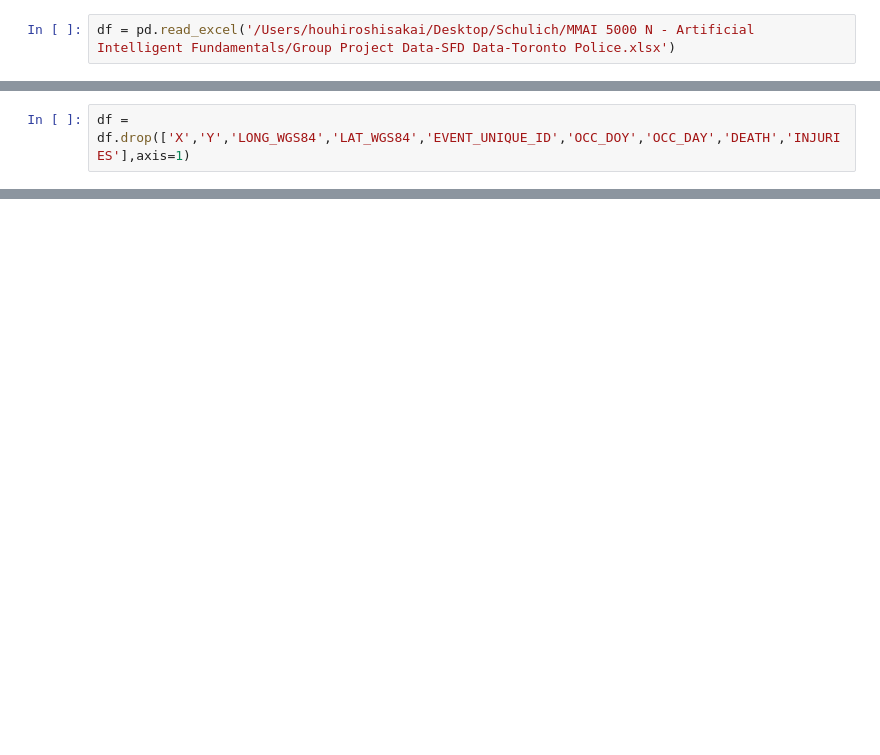
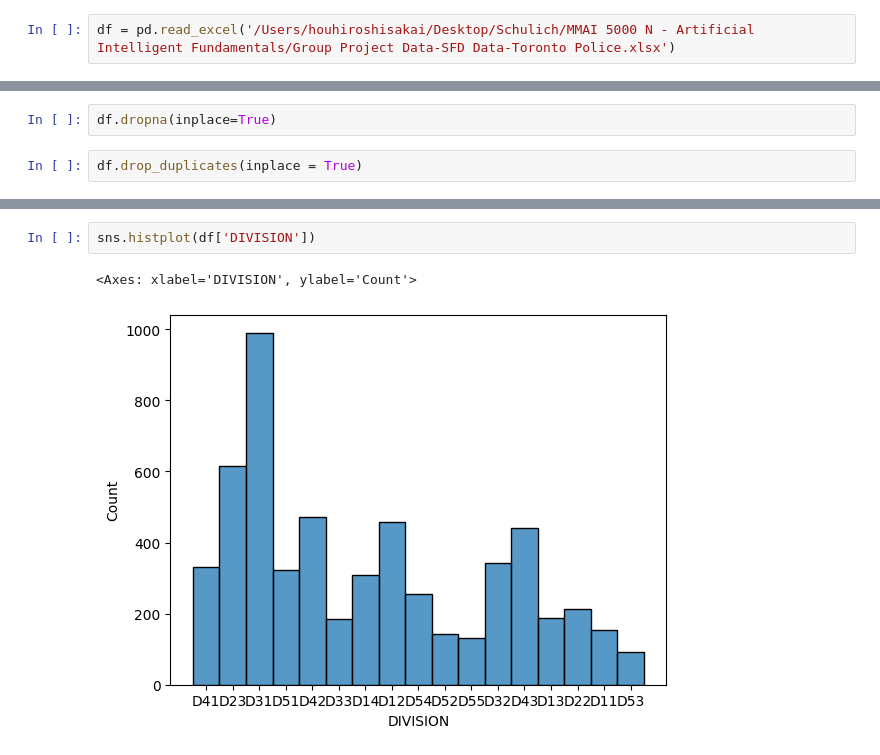
Before and after one commit to HaoyuHunterFang/schulich_data_science, a Jupyter notebook: MMAI 5000/DataCleaning.ipynb, the cells around one changed output, grey strips where cells are left out. Drawn from its saved outputs; the diff is of its cells as text; blank space fills up the shorter version.

```diff
--- a/MMAI 5000/DataCleaning.ipynb
+++ b/MMAI 5000/DataCleaning.ipynb
@@ -22,3 +28 @@ df
-# %%
-df = df.drop(['X','Y','LONG_WGS84','LAT_WGS84','EVENT_UNIQUE_ID','OCC_DOY','OCC_DAY','DEATH','INJURIES'],axis=1)
 # %%
@@ -60,0 +31,4 @@ df.head(15)
+# %%
+df.dropna(inplace=True)
+# %%
+df.drop_duplicates(inplace = True)
@@ -60,0 +55,5 @@ df.head(15)
+# %%
+sns.histplot(df['DIVISION'])
+# %% [output]
+<Axes: xlabel='DIVISION', ylabel='Count'>
+[figure, added]
```
Also changed, not shown: parts of 15 cells of this notebook, 1 other file.
